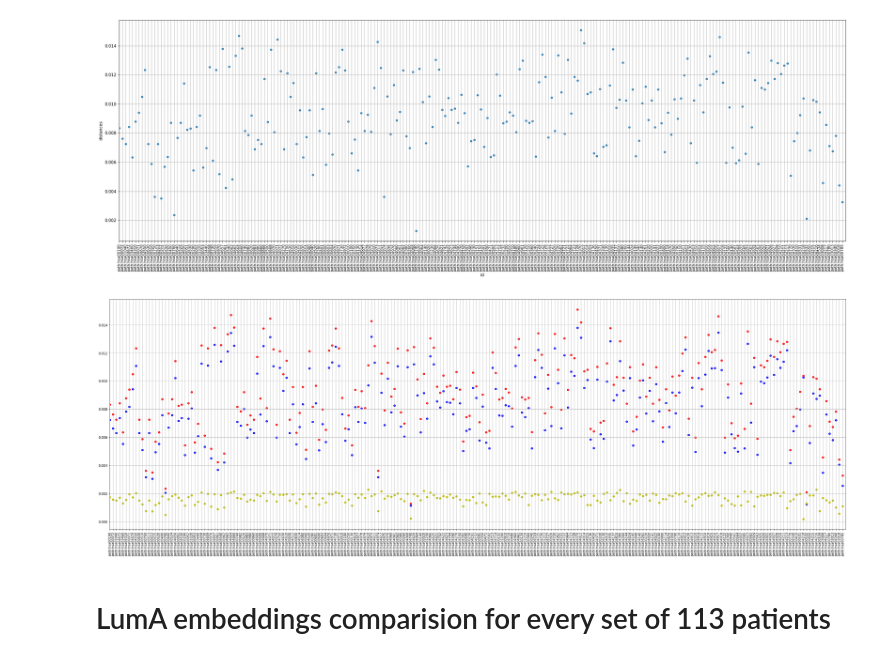
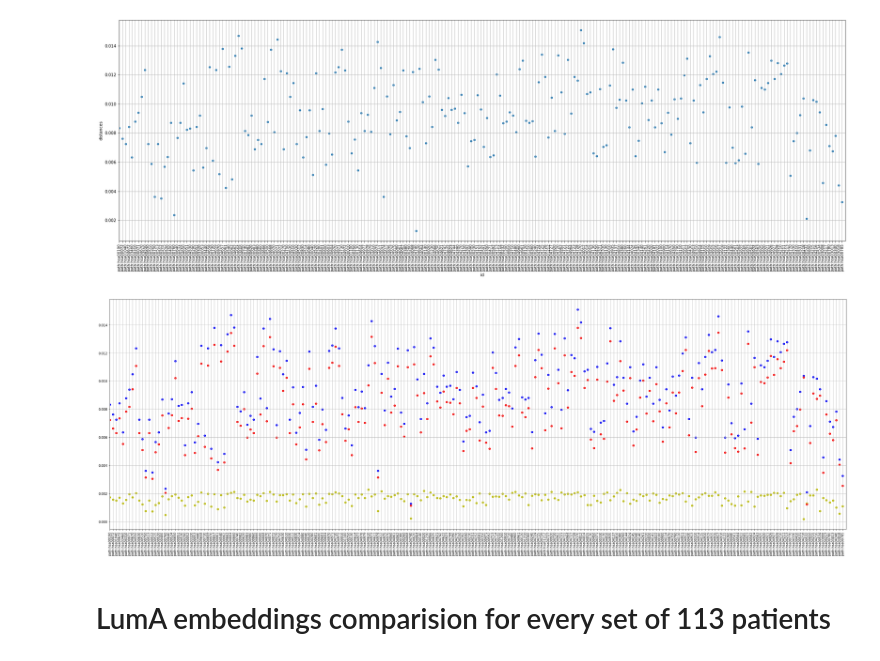
Before and after one commit to josura/GNN-metapathways, a Jupyter notebook: Inference.ipynb, the cells around one changed output. Cells and saved outputs as stored; diff of their text form; code cells hidden in the pictures.

```diff
--- a/Inference.ipynb
+++ b/Inference.ipynb
@@ -86,3 +86,12 @@ pdDistanceBasalLumB = pd.DataFrame({'id':range(0,distanceControlsLumA.shape[0]),
 distanceLumALumB = rows_distance(tfLumAEmbeddings,tfLumBEmbeddings)
 pdDistanceLumALumB = pd.DataFrame({'id':range(0,distanceControlsLumA.shape[0]),
                       'distances':distanceLumALumB.numpy()})
+# %%
+pdDistanceControlBasal["type"] = ['Basal'] * distanceControlsBasal.shape[0]
+pdDistanceControlBasal["pathway"] = basalEmbeddingsWithIdFiltered["pathway_id"]
+pdDistanceControlLumA["type"] = ['LumA'] * distanceControlsLumA.shape[0]
+pdDistanceControlLumA["pathway"] = LumAEmbeddingsWithIdFiltered["pathway_id"]
+pdDistanceControlLumB["type"] = ['LumB'] * distanceControlsLumB.shape[0]
+pdDistanceControlLumB["pathway"] = LumBEmbeddingsWithIdFiltered["pathway_id"]
+
+pdDistanceControlLumA.sort_values(by=['distances'],ascending=False).head(10)
@@ -122,7 +186,7 @@ ys = [pdDistanceControlBasal["distances"],
       pdDistanceControlLumA["distances"],
       pdDistanceControlLumB["distances"]]
 
-colors = itertools.cycle(["r", "b", "y"])
+colors = itertools.cycle(["b", "y", "r"])
 fig = plt.figure(figsize=[32,10])
 ax=fig.add_axes([0,0,1,1])
 for y in ys:
@@ -164,21 +228,21 @@ plotd.tick_params(axis='x',labelsize=9)
 # %%
 
 ys = [pdDistanceBasalLumA["distances"],
       pdDistanceLumALumB["distances"],
       pdDistanceBasalLumB["distances"]]
 
-colors = itertools.cycle(["r", "b", "y"])
+colors = itertools.cycle(["b", "y", "r"])
 fig = plt.figure(figsize=[32,10])
 ax=fig.add_axes([0,0,1,1])
 for y in ys:
     ax.scatter(pdDistanceControlLumA["id"], y, color=next(colors))
 ax.grid(which="both")
 plt.xticks(pdDistanceControlLumA["id"])
 ax.set_xticklabels(basalEmbeddingsWithIdFiltered["pathway_id"], rotation=90)
 plt.xlim([0,225])
 plt.savefig('basalVSLumA-LumAVSLumB.png')
 # %% [output]
-[figure, old version]
+[figure, new version]
 # %% [markdown]
 # LumA embeddings comparision for every set of 113 patients
 # %%
```
Also changed, not shown: parts of 9 cells of this notebook, 4 other files.
